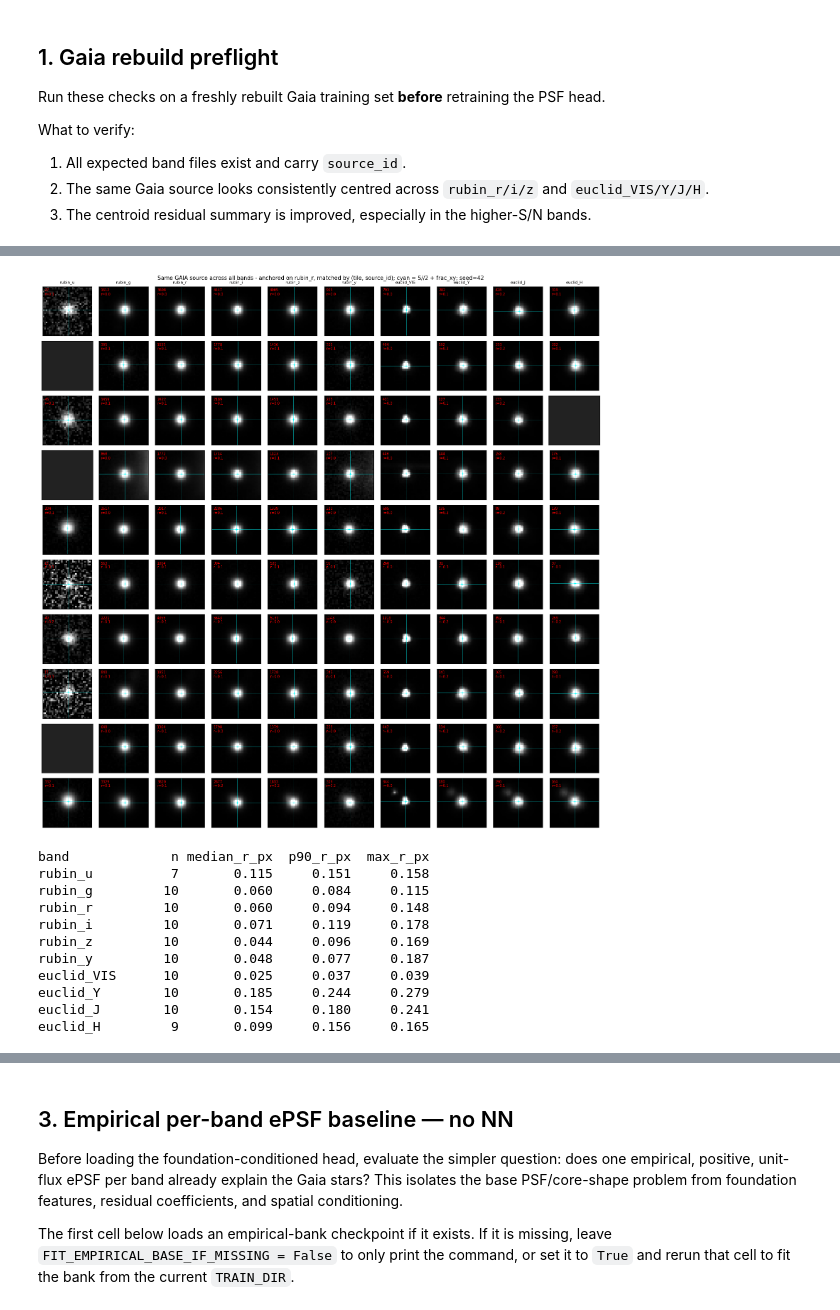
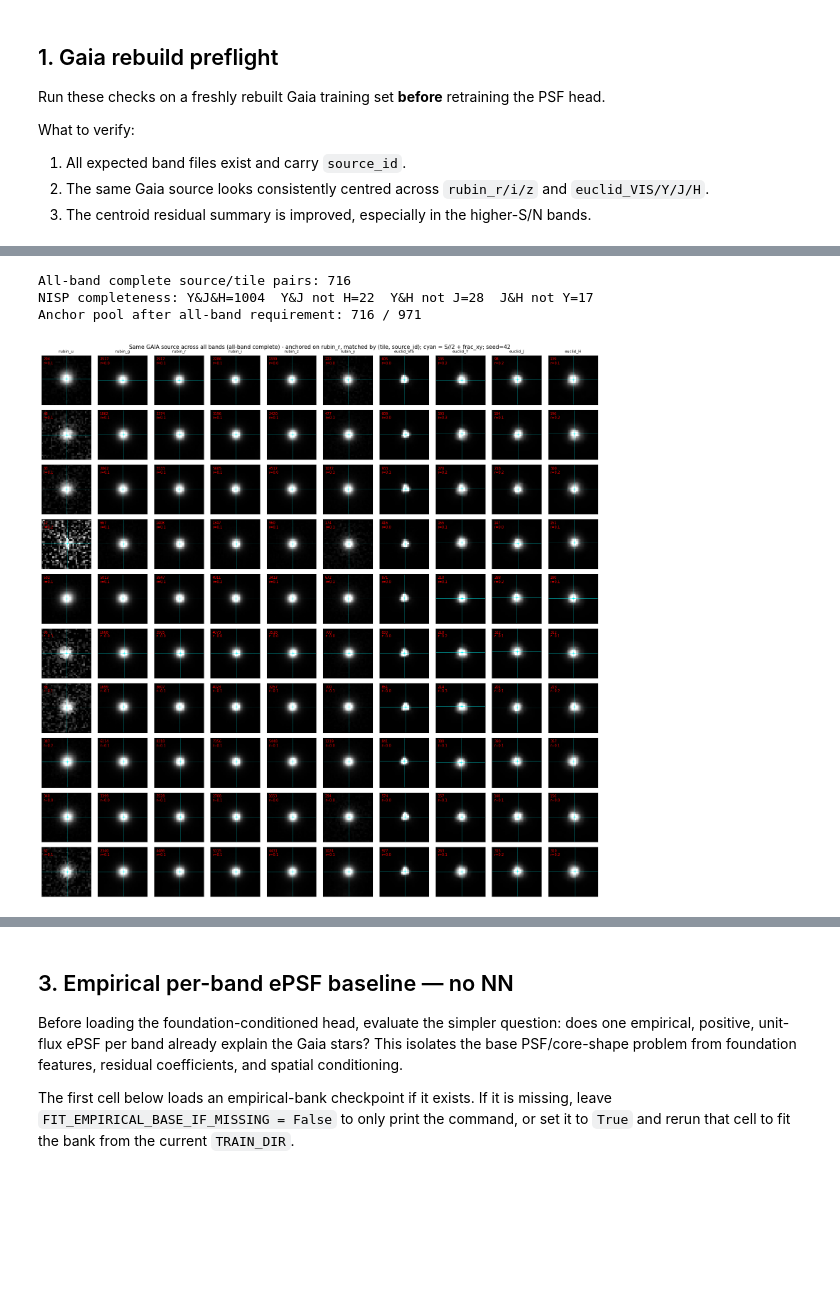
Before and after one commit to xoubish/JAISP, a Jupyter notebook: io/08_psf_visualization.ipynb, the cells around one changed output, grey strips where cells are left out. Cells and saved outputs as stored; diff of their text form; code cells hidden in the pictures; blank space fills up the shorter version.

```diff
--- a/io/08_psf_visualization.ipynb
+++ b/io/08_psf_visualization.ipynb
@@ -195,6 +196,7 @@ PYTHONPATH=models python models/psf/build_psf_gaia_training_set.py \
 ANCHOR_BAND = "rubin_r"
 N_RANDOM = 10
 SEED = 42
+REQUIRE_ALL_BANDS = True
 
 def _match_source(d, tile, key_name, key_value):
     tile_match = d["tile_id"] == tile
@@ -225,20 +227,58 @@ def _centroid_residual(stamp, frac_xy, ap_radius=5.0):
 
 d_anchor = np.load(TRAIN_DIR / f"{ANCHOR_BAND}.npz", allow_pickle=False)
 match_key = "source_id" if "source_id" in d_anchor.files else "g_mag"
-rng = np.random.RandomState(SEED)
-anchor_idx = rng.choice(d_anchor["stamps"].shape[0], N_RANDOM, replace=False)
-anchor_tiles = d_anchor["tile_id"][anchor_idx]
-anchor_key_values = d_anchor[match_key][anchor_idx]
 
 band_data = {}
 for band in PCA_BANDS:
     p = TRAIN_DIR / f"{band}.npz"
     band_data[band] = np.load(p, allow_pickle=False) if p.exists() else None
 
+def _pair_set(d):
+    if d is None or match_key not in d.files:
+        return set()
+    if match_key == "source_id":
+        keys = d[match_key].astype(np.int64).tolist()
+    else:
+        keys = np.round(d[match_key].astype(float), 3).tolist()
+    return set(zip(d["tile_id"].astype(str).tolist(), keys))
+
+pair_sets = {band: _pair_set(d) for band, d in band_data.items()}
+common_pairs = set.intersection(*[pair_sets[band] for band in PCA_BANDS])
+nisp_common = pair_sets["euclid_Y"] & pair_sets["euclid_J"] & pair_sets["euclid_H"]
+print(f"All-band complete source/tile pairs: {len(common_pairs)}")
+print(
+    "NISP completeness: "
+    f"Y&J&H={len(nisp_common)}  "
+    f"Y&J not H={len((pair_sets['euclid_Y'] & pair_sets['euclid_J']) - pair_sets['euclid_H'])}  "
+    f"Y&H not J={len((pair_sets['euclid_Y'] & pair_sets['euclid_H']) - pair_sets['euclid_J'])}  "
+    f"J&H not Y={len((pair_sets['euclid_J'] & pair_sets['euclid_H']) - pair_sets['euclid_Y'])}"
+)
+
+candidate_idx = np.arange(d_anchor["stamps"].shape[0])
+if REQUIRE_ALL_BANDS:
+    kept = []
+    for k in candidate_idx:
+        key_value = int(d_anchor[match_key][k]) if match_key == "source_id" else round(float(d_anchor[match_key][k]), 3)
+        pair = (str(d_anchor["tile_id"][k]), key_value)
+        if pair in common_pairs:
+            kept.append(k)
+    candidate_idx = np.array(kept, dtype=int)
+    print(f"Anchor pool after all-band requirement: {len(candidate_idx)} / {d_anchor['stamps'].shape[0]}")
+
+if candidate_idx.size == 0:
+    raise RuntimeError("No anchor sources satisfy the requested band-completeness requirement.")
+
+rng = np.random.RandomState(SEED)
+n_show = min(N_RANDOM, int(candidate_idx.size))
+anchor_idx = rng.choice(candidate_idx, n_show, replace=False)
+anchor_tiles = d_anchor["tile_id"][anchor_idx]
+anchor_key_values = d_anchor[match_key][anchor_idx]
+
 resid_rows = []
-fig, axes = plt.subplots(N_RANDOM, len(PCA_BANDS),
-                         figsize=(len(PCA_BANDS) * 1.6, N_RANDOM * 1.6))
-for row in range(N_RANDOM):
+fig, axes = plt.subplots(n_show, len(PCA_BANDS),
+                         figsize=(len(PCA_BANDS) * 1.6, n_show * 1.6),
+                         squeeze=False)
+for row in range(n_show):
     tile = anchor_tiles[row]
     key_value = anchor_key_values[row]
     for col, band in enumerate(PCA_BANDS):
@@ -253,43 +293,36 @@ for row in range(N_RANDOM):
         if not m.any():
             ax.set_facecolor("#222"); continue
         idx = int(np.where(m)[0][0])
         s = d["stamps"][idx]
         frac = d["frac_xy"][idx]
         snr = float(d["snr"][idx])
         dx, dy, dr = _centroid_residual(s, frac)
         resid_rows.append((band, dr, dx, dy, snr))
         vmax = max(float(np.nanpercentile(s, 99)), 1e-6)
         ax.imshow(s, origin="lower", cmap="gray", vmin=0.0, vmax=vmax)
         S = s.shape[-1]
         tx = S // 2 + float(frac[0])
         ty = S // 2 + float(frac[1])
         ax.axhline(ty, color="cyan", alpha=0.55, lw=0.6)
         ax.axvline(tx, color="cyan", alpha=0.55, lw=0.6)
         ax.plot([tx], [ty], marker="+", ms=5, mew=0.8, color="cyan")
         ax.text(0.04, 0.96, f"{snr:.0f}\nr={dr:.1f}", color="red", fontsize=7,
                 transform=ax.transAxes, va="top", ha="left",
                 bbox=dict(facecolor="black", alpha=0.4, edgecolor="none", pad=1))
-fig.suptitle(f"Same GAIA source across all bands - anchored on {ANCHOR_BAND}, matched by (tile, {match_key}); cyan = S//2 + frac_xy; seed={SEED}",
+completeness_label = "all-band complete" if REQUIRE_ALL_BANDS else "anchor-band sample"
+fig.suptitle(f"Same GAIA source across all bands ({completeness_label}) - anchored on {ANCHOR_BAND}, matched by (tile, {match_key}); cyan = S//2 + frac_xy; seed={SEED}",
              fontsize=11)
 plt.tight_layout(); plt.show()
 
 print(f"{'band':14s} {'n':>3s} {'median_r_px':>11s} {'p90_r_px':>9s} {'max_r_px':>9s}")
 for band in PCA_BANDS:
     vals = np.array([r for b, r, _dx, _dy, _snr in resid_rows if b == band and np.isfinite(r)])
     if vals.size == 0:
         print(f"{band:14s} {0:3d}")
         continue
     print(f"{band:14s} {vals.size:3d} {np.median(vals):11.3f} {np.percentile(vals, 90):9.3f} {np.max(vals):9.3f}")
 # %% [output]
+All-band complete source/tile pairs: 716
+NISP completeness: Y&J&H=1004  Y&J not H=22  Y&H not J=28  J&H not Y=17
+Anchor pool after all-band requirement: 716 / 971
-[figure, old version]
+[figure, new version]
-band             n median_r_px  p90_r_px  max_r_px
-rubin_u          7       0.115     0.151     0.158
-rubin_g         10       0.060     0.084     0.115
-rubin_r         10       0.060     0.094     0.148
-rubin_i         10       0.071     0.119     0.178
-rubin_z         10       0.044     0.096     0.169
-rubin_y         10       0.048     0.077     0.187
-euclid_VIS      10       0.025     0.037     0.039
-euclid_Y        10       0.185     0.244     0.279
-euclid_J        10       0.154     0.180     0.241
-euclid_H         9       0.099     0.156     0.165
```
Also changed, not shown: parts of 15 cells of this notebook, 2 other files.
